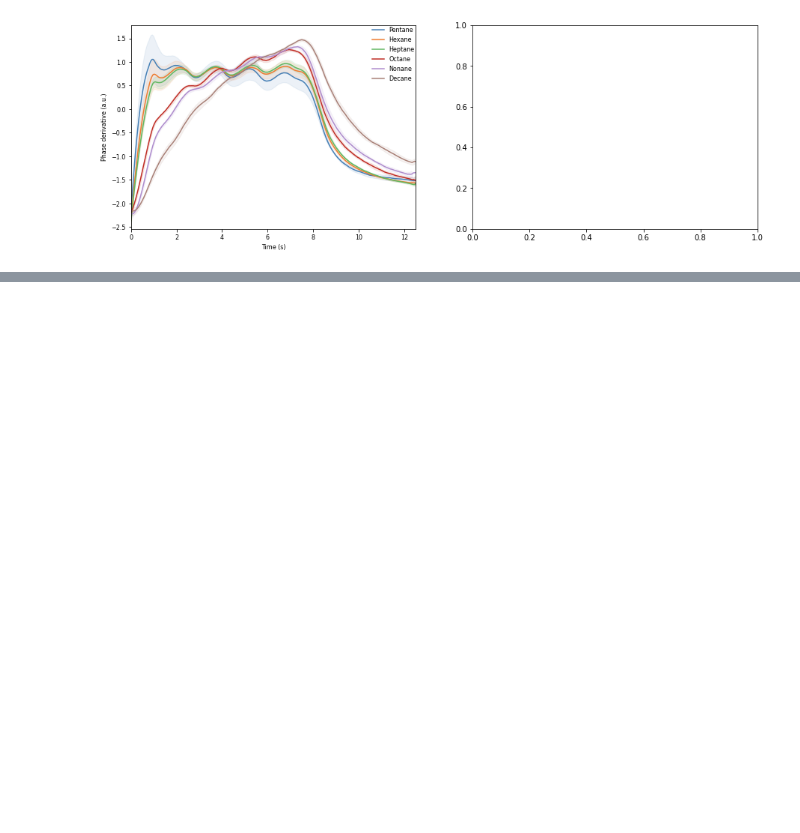
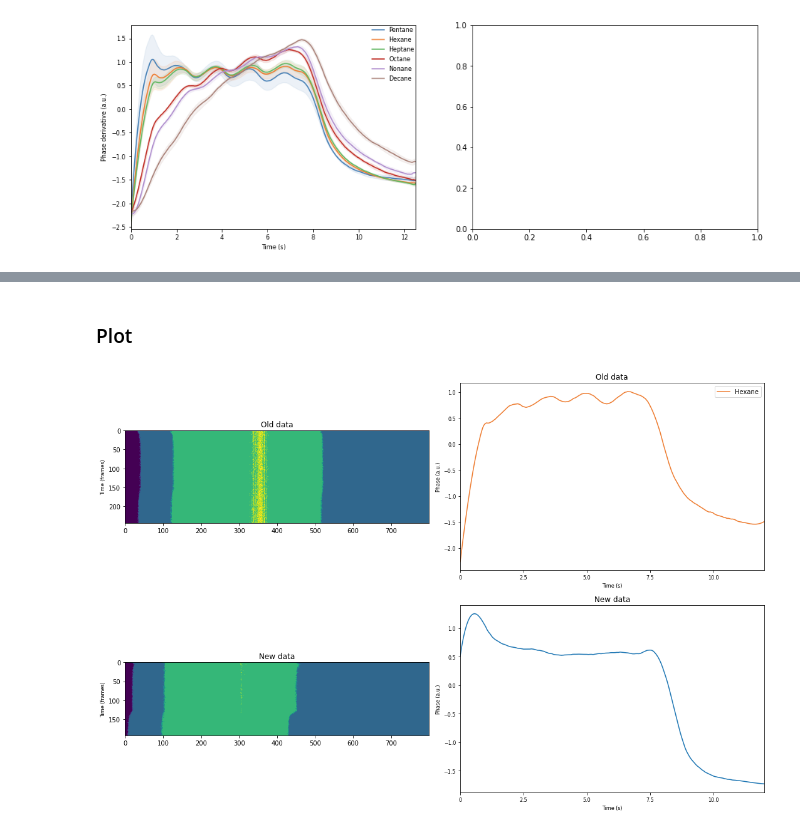
Before and after one commit to soerenbrandt/sniffing-sensor, a Jupyter notebook: Examples.ipynb, the cells around one changed output, grey strips where cells are left out. Cells and saved outputs as stored; diff of their text form; code cells hidden in the pictures; blank space fills up the shorter version.

Commit message:
Partial refactor and added figures

```diff
--- a/Examples.ipynb
+++ b/Examples.ipynb
@@ -525,0 +549,3 @@ Length of experimental set loaded: 56
+# %%
+gas_img, gas_labels = DataLoader(AlkanesShortSniff(), transforms=[RiverTransform], folder=SNIFFING_PATH).load()
+gas_phase, _ = DataLoader(AlkanesShortSniff(), transforms=[PhaseTransform, NormalizePhaseTransform], folder=SNIFFING_PATH).load()
@@ -525,0 +571,16 @@ Length of experimental set loaded: 56
+# %%
+# Sniffing experimtents performed by Anna and Haritosh (before 10/23/22()
+
+prefix = "Anna_Haritosh_data"
+exp_data = OrderedDict([
+    ('Hexane_shallow', ['hexane_shallow_01', 'hexane_shallow_02', 'hexane_shallow_03']),
+    ('Hexane_medium', ['hexane_medium_01', 'hexane_medium_02', 'hexane_medium_03']),
+    ('Hexane_deep', ['hexane_deep_01', 'hexane_deep_02', 'hexane_deep_03']),
+    ('Heptane_shallow', ['heptane_shallow_01', 'heptane_shallow_02', 'heptane_shallow_03']),
+    ('Heptane_medium', ['heptane_medium_01', 'heptane_medium_02', 'heptane_medium_03']),
+    ('Heptane_deep', ['heptane_deep_01', 'heptane_deep_02', 'heptane_deep_03']),
+])
+
+ah_data = Dataset(exp_data)
+ah_img, ah_labels = DataLoader(ah_data, transforms=[RiverTransform], folder=SNIFFING_PATH.joinpath(prefix)).load()
+ah_phase, ah_labels = DataLoader(ah_data, transforms=[PhaseTransform, NormalizePhaseTransform], folder=SNIFFING_PATH.joinpath(prefix)).load()
@@ -525,0 +604,47 @@ Length of experimental set loaded: 56
+# %% [markdown]
+### Plot
+# %%
+import matplotlib.pyplot as plt
+
+from data.datasets import COLOR_DICT as color_dict
+
+fig, axes = plt.subplots(2,2, figsize=(15,10))
+
+gas_n = 183
+axes[0][0].imshow(np.round(gas_img[gas_n], -2))
+plot_array_data({"Hexane": [gas_n]}, gas_phase, [0,240], color_dict = color_dict, ax=axes[0][1])
+ah_n = 'hexane_shallow_01'
+axes[1][0].imshow(np.round(ah_img[ah_n], -2))
+plot_array_data({"Hexane_shallow": [ah_n]}, ah_phase, [0,240], color_dict = color_dict, ax=axes[1][1])
+
+for ax in [axes[0][0], axes[0][1]]:
+    ax.set_title('Old data')
+for ax in [axes[1][0], axes[1][1]]:
+    ax.set_title('New data')
+for ax in [axes[0][1], axes[1][1]]:
+    ax.set_ylabel("Phase (a.u.)", fontsize=labelsize)
+    ax.set_xticklabels(["0", "2.5", "5.0","7.5","10.0"])
+for ax in [axes[0][0], axes[1][0]]:
+    ax.set_ylabel("Time (frames)", fontsize=labelsize)
+    #ax.set_yticklabels(["0", "0", "2.5", "5.0","7.5","10.0", "12.5"])
+    # ax.set_xticklabels(["0", "2.5", "5.0","7.5","10.0"])
+for ax in axes.flatten():
+    try:
+        ax.get_legend().remove()
+    except AttributeError:
+        pass
+axes[0][1].legend()
+
+plt.tight_layout()
+
+# # A-i: plot phase derivatives
+# subset = OrderedDict(exp_set.items()[0:6])
+# plot_array_data(subset, PD_data, [0,600], ylim=[0,0.005], color_dict = color_dict, ax=ax['A1'])
+# subset = OrderedDict(exp_set.items()[6:-2] + [exp_set.items()[-1]])
+# plot_array_data(subset, PD_data, [0,600], ylim=[0,0.007], color_dict = color_dict, ax=ax['A1'], linestyle = ':', linewidth = 2.5)
+# subset = OrderedDict([exp_set.items()[-2]])
+# plot_array_data(subset, PD_data, [0,600], ylim=[0,0.007], color_dict = color_dict, ax=ax['A1'], linestyle = '--', linewidth = 2)
+# #plot_array_data(exp_set, PD_data, [0,600], ylim=[0,0.007], color_dict = color_dict, ax=ax['A'])
+# ax['A1'].legend(loc='upper right', bbox_to_anchor=(1.015, 1.02), ncol=2, frameon=False, shadow=False, fontsize=legendsize*0.9)
+# %% [output]
+[figure, added]
```
Also changed, not shown: parts of 8 cells of this notebook, 9 other files.
